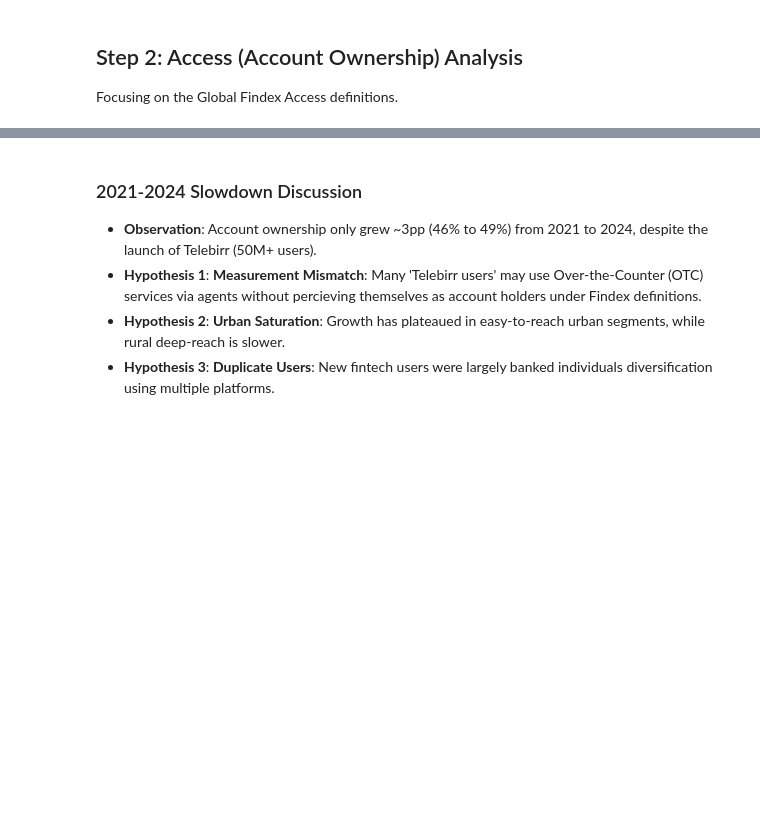
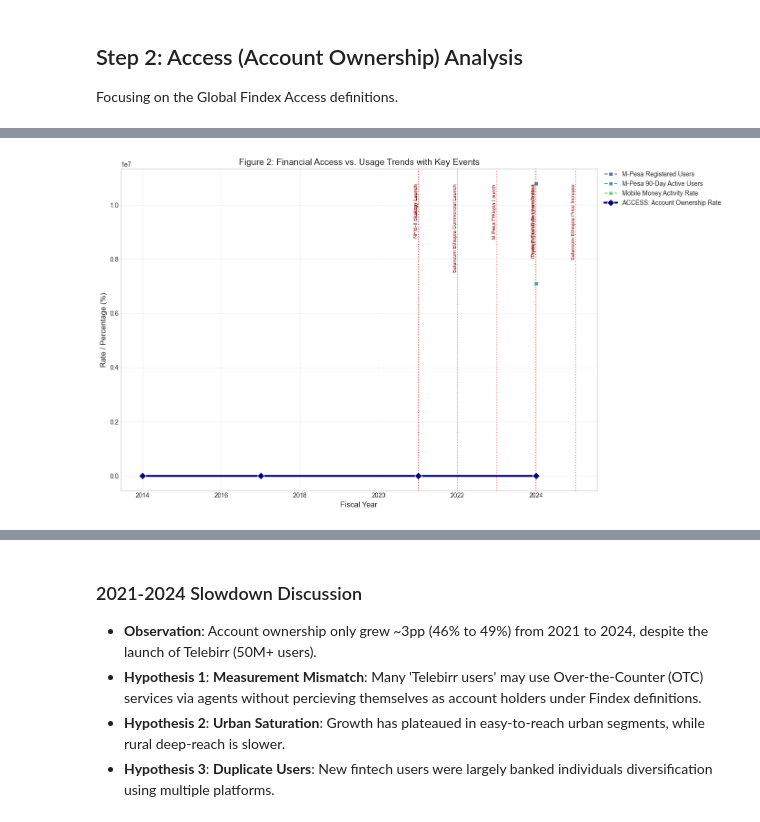
Before and after one commit to Mohammed-App-creater/week_10, a Jupyter notebook: notebooks/02_exploratory_data_analysis.ipynb, the cells around one changed output, grey strips where cells are left out. Drawn from its saved outputs; the diff is of its cells as text; code cells hidden in the pictures; blank space fills up the shorter version.

Commit message:
feat: Implement exploratory data analysis notebook cells for financial access, usage, infrastructure, and event timeline visualizations.

```diff
--- a/notebooks/02_exploratory_data_analysis.ipynb
+++ b/notebooks/02_exploratory_data_analysis.ipynb
@@ -149,0 +111,93 @@ Selected Target Indicator: Account Ownership Rate
+# %%
+# Figure 2: Access vs. Usage Trends with Event Overlay
+
+# 1. Prepare Access Data
+# Identify the primary access indicator (likely 'Account ownership')
+access_mask = (df['pillar'] == 'ACCESS') & (df['record_type'] == 'observation')
+access_vars = df[access_mask]['indicator'].unique()
+# DEFINE target_indicator for downstream compatibility (Cell 18)
+target_indicator = 'Account Ownership Rate' if 'Account Ownership Rate' in access_vars else access_vars[0]
+target_access = target_indicator
+
+access_df = df[
+    (df['pillar'] == 'ACCESS') &
+    (df['indicator'] == target_access) &
+    (df['record_type'] == 'observation')
+].copy()
+
+access_df['fiscal_year'] = pd.to_numeric(access_df['fiscal_year'], errors='coerce')
+access_df['value_numeric'] = pd.to_numeric(access_df['value_numeric'], errors='coerce')
+access_df = access_df.dropna(subset=['fiscal_year', 'value_numeric']).sort_values('fiscal_year')
+
+print(f"Access Indicator: {target_access}")
+print(f"Access Data Points: {access_df.shape[0]}")
+
+# 2. Prepare Usage Data
+usage_mask = (df['pillar'] == 'USAGE') & (df['record_type'] == 'observation')
+usage_df = df[usage_mask].copy()
+usage_df['fiscal_year'] = pd.to_numeric(usage_df['fiscal_year'], errors='coerce')
+usage_df['value_numeric'] = pd.to_numeric(usage_df['value_numeric'], errors='coerce')
+usage_df = usage_df.dropna(subset=['fiscal_year', 'value_numeric']).sort_values('fiscal_year')
+
+# Select a few key usage indicators for clarity
+top_usage = usage_df['indicator'].value_counts().head(3).index.tolist()
+usage_filtered = usage_df[usage_df['indicator'].isin(top_usage)]
+
+print(f"Usage Indicators Selected: {top_usage}")
+print(f"Usage Data Points: {usage_filtered.shape[0]}")
+
+# 3. Prepare Events Data
+events_df = df[df['record_type'] == 'event'].copy()
+events_df['fiscal_year'] = pd.to_numeric(events_df['fiscal_year'], errors='coerce')
+events_df = events_df.dropna(subset=['fiscal_year']).sort_values('fiscal_year')
+
+# 4. Plotting
+plt.figure(figsize=(14, 8))
+
+# Plot Usage first (so Access is on top if needed, or visually distinct)
+sns.lineplot(
+    data=usage_filtered,
+    x='fiscal_year',
+    y='value_numeric',
+    hue='indicator',
+    palette='viridis',
+    marker='s',
+    linestyle='--',
+    alpha=0.8
+)
+
+# Plot Access (Primary)
+sns.lineplot(
+    data=access_df,
+    x='fiscal_year',
+    y='value_numeric',
+    label=f'ACCESS: {target_access}',
+    color='navy',
+    linewidth=3,
+    marker='D',
+    markersize=8
+)
+
+# Add Events as Vertical Lines
+y_min, y_max = plt.ylim()
+for _, row in events_df.iterrows():
+    plt.axvline(x=row['fiscal_year'], color='red', linestyle=':', alpha=0.5, zorder=0)
+    plt.text(
+        row['fiscal_year'],
+        y_max * 0.95,
+        row['indicator'], # Event name stored in 'indicator' or 'original_text'
+        rotation=90,
+        va='top',
+        ha='right',
+        fontsize=8,
+        color='darkred'
+    )
+
+plt.title('Figure 2: Financial Access vs. Usage Trends with Key Events', fontsize=14)
+plt.xlabel('Fiscal Year', fontsize=12)
+plt.ylabel('Rate / Percentage (%)', fontsize=12)
+plt.legend(bbox_to_anchor=(1.01, 1), loc='upper left', borderaxespad=0.)
+plt.grid(True, alpha=0.3)
+plt.tight_layout()
+plt.show()
+# %% [output]
@@ -150,3 +208,4 @@ Selected Target Indicator: Account Ownership Rate
+[figure, added]
 # %%
 # Calculate Growth Rates (CAGR or simple diff)
 if not access_df.empty:
```
Also changed, not shown: parts of 10 cells of this notebook, 4 other files.
